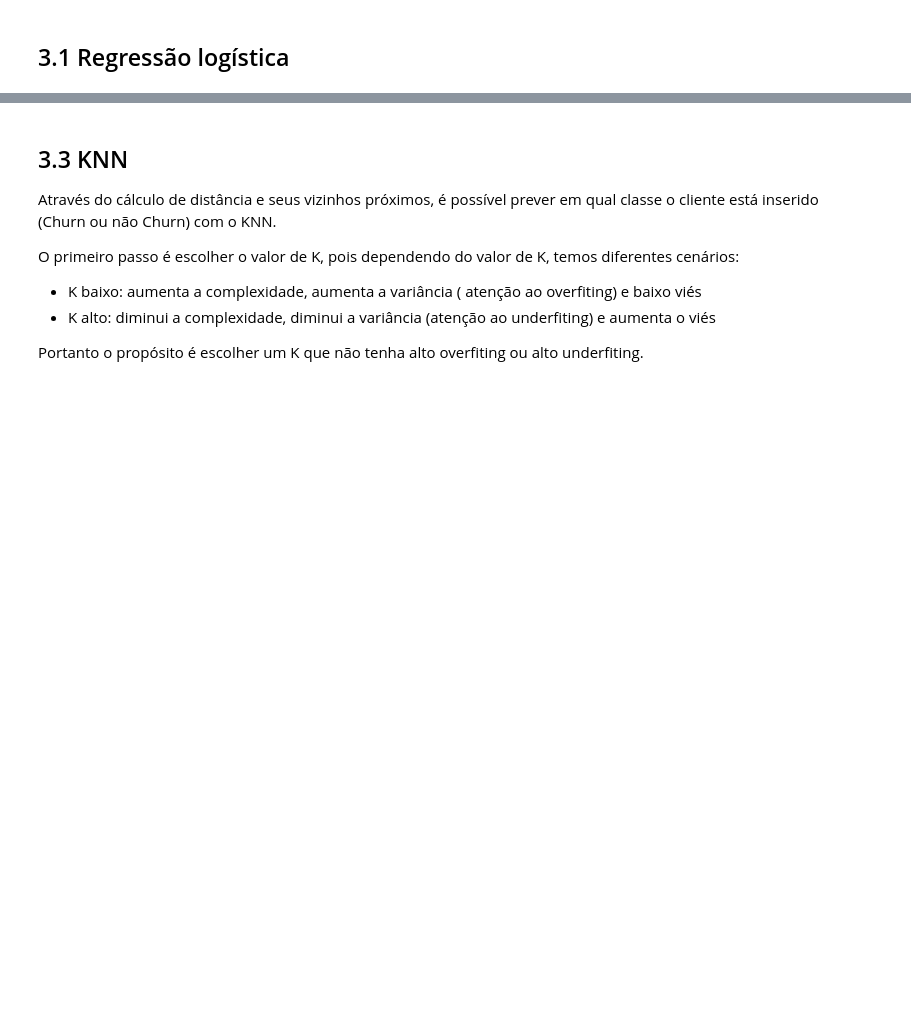
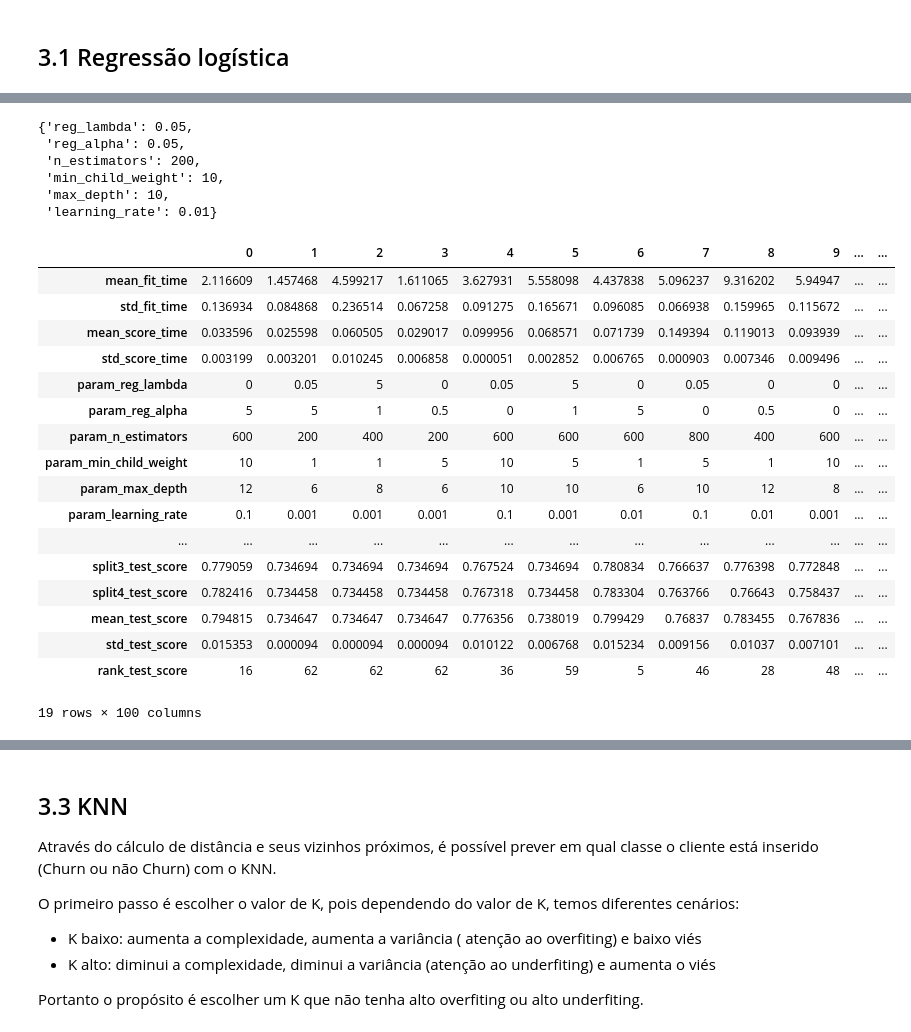
Before and after one commit to KarenAlmeida23/vendasML, a Jupyter notebook: Churn_Telco.ipynb, the cells around one changed output, grey strips where cells are left out. Saved outputs shown, nothing was run; the diff lists cells and outputs as text; code cells hidden in the pictures; blank space fills up the shorter version.

```diff
--- a/Churn_Telco.ipynb
+++ b/Churn_Telco.ipynb
@@ -317,0 +440,38 @@ X_test_std = scaler.transform(X_test)
+# %%
+n_estimators = [200, 400, 600, 800]
+max_depth = [6, 8, 10, 12]
+reg_alpha = [0, 0.05, 0.5, 1, 5]
+reg_lambda = [0, 0.05, 0.5, 1, 5]
+learning_rate = [0.0001, 0.001, 0.01, 0.1, 1]
+min_child_weight = [1, 5, 10]
+
+parametros_xgb = {
+  "n_estimators": n_estimators,
+  "max_depth": max_depth,
+  "reg_alpha": reg_alpha,
+  "reg_lambda": reg_lambda,
+  "learning_rate": learning_rate,
+  "min_child_weight": min_child_weight
+}
+# %%
+from sklearn.model_selection import RandomizedSearchCV
+from sklearn.model_selection import StratifiedKFold
+
+kfold_strat = StratifiedKFold(n_splits = 5)
+
+random_search_xgb = RandomizedSearchCV(
+    estimator = xgb,
+    param_distributions = parametros_xgb,
+    n_iter = 100,
+    scoring = 'accuracy',
+    cv = kfold_strat,
+    verbose = 2, # Score is also displayed
+    n_jobs = -1
+)
+# %%
+# Fit grid search
+
+otimizacao_xgb = random_search_xgb.fit(X, y_train)
+
+# Print grid search summary
+otimizacao_xgb
@@ -317,0 +519,32 @@ X_test_std = scaler.transform(X_test)
+# %%
+otimizacao_xgb.best_params_
+# %% [output]
+{'reg_lambda': 0.05,
+ 'reg_alpha': 0.05,
+ 'n_estimators': 200,
+ 'min_child_weight': 10,
+ 'max_depth': 10,
+ 'learning_rate': 0.01}
+# %%
+cvs = pd.DataFrame(otimizacao_xgb.cv_results_)
+
+cvs.T
+# %% [output]
+|  | 0 | 1 | 2 | 3 | 4 | 5 | 6 | 7 | 8 | 9 | ... | ... |
+| mean_fit_time | 2.116609 | 1.457468 | 4.599217 | 1.611065 | 3.627931 | 5.558098 | 4.437838 | 5.096237 | 9.316202 | 5.94947 | ... | ... |
+| std_fit_time | 0.136934 | 0.084868 | 0.236514 | 0.067258 | 0.091275 | 0.165671 | 0.096085 | 0.066938 | 0.159965 | 0.115672 | ... | ... |
+| mean_score_time | 0.033596 | 0.025598 | 0.060505 | 0.029017 | 0.099956 | 0.068571 | 0.071739 | 0.149394 | 0.119013 | 0.093939 | ... | ... |
+| std_score_time | 0.003199 | 0.003201 | 0.010245 | 0.006858 | 0.000051 | 0.002852 | 0.006765 | 0.000903 | 0.007346 | 0.009496 | ... | ... |
+| param_reg_lambda | 0 | 0.05 | 5 | 0 | 0.05 | 5 | 0 | 0.05 | 0 | 0 | ... | ... |
+| param_reg_alpha | 5 | 5 | 1 | 0.5 | 0 | 1 | 5 | 0 | 0.5 | 0 | ... | ... |
+| param_n_estimators | 600 | 200 | 400 | 200 | 600 | 600 | 600 | 800 | 400 | 600 | ... | ... |
+| param_min_child_weight | 10 | 1 | 1 | 5 | 10 | 5 | 1 | 5 | 1 | 10 | ... | ... |
+| param_max_depth | 12 | 6 | 8 | 6 | 10 | 10 | 6 | 10 | 12 | 8 | ... | ... |
+| param_learning_rate | 0.1 | 0.001 | 0.001 | 0.001 | 0.1 | 0.001 | 0.01 | 0.1 | 0.01 | 0.001 | ... | ... |
+| ... | ... | ... | ... | ... | ... | ... | ... | ... | ... | ... | ... | ... |
+| split3_test_score | 0.779059 | 0.734694 | 0.734694 | 0.734694 | 0.767524 | 0.734694 | 0.780834 | 0.766637 | 0.776398 | 0.772848 | ... | ... |
+| split4_test_score | 0.782416 | 0.734458 | 0.734458 | 0.734458 | 0.767318 | 0.734458 | 0.783304 | 0.763766 | 0.76643 | 0.758437 | ... | ... |
+| mean_test_score | 0.794815 | 0.734647 | 0.734647 | 0.734647 | 0.776356 | 0.738019 | 0.799429 | 0.76837 | 0.783455 | 0.767836 | ... | ... |
+| std_test_score | 0.015353 | 0.000094 | 0.000094 | 0.000094 | 0.010122 | 0.006768 | 0.015234 | 0.009156 | 0.01037 | 0.007101 | ... | ... |
+| rank_test_score | 16 | 62 | 62 | 62 | 36 | 59 | 5 | 46 | 28 | 48 | ... | ... |
+19 rows × 100 columns
```
Also changed, not shown: parts of 22 cells of this notebook.
